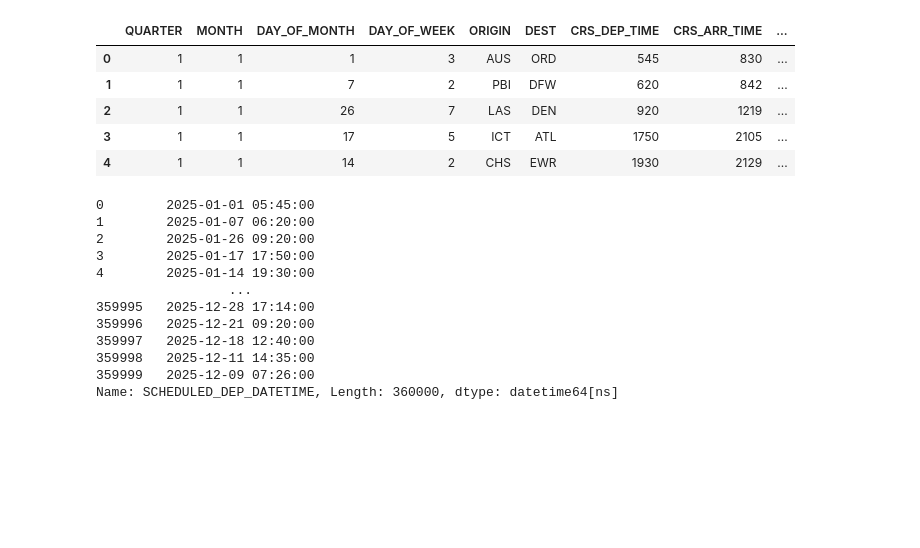
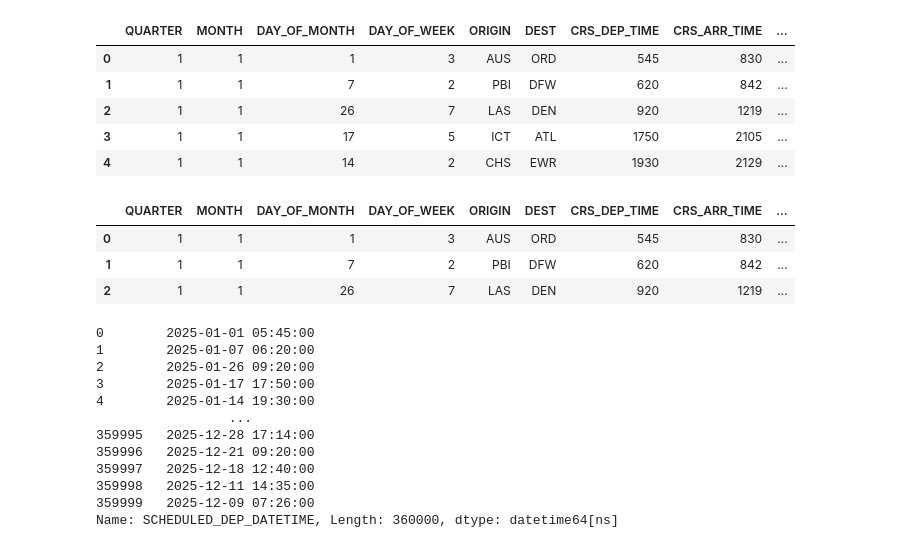
Before and after one commit to nicholasstanfield/flight-delay, a Jupyter notebook: notebooks/Weather Experiments.ipynb, the cells around one changed output. Drawn from its saved outputs; the diff is of its cells as text; code cells hidden in the pictures; blank space fills up the shorter version.

```diff
--- a/notebooks/Weather Experiments.ipynb
+++ b/notebooks/Weather Experiments.ipynb
@@ -173,6 +190,13 @@ df.head()
 df = df.merge(airports, left_on="DEST", right_on="iata_code", how="inner")
 df = df.rename(columns={"latitude_deg":"DEST_LATITUDE","longitude_deg":"DEST_LONGITUDE","timezone":"DEST_TIMEZONE"})
 df = df.drop('iata_code', axis=1)
+# %%
+df.head(3)
+# %% [output]
+|  | QUARTER | MONTH | DAY_OF_MONTH | DAY_OF_WEEK | ORIGIN | DEST | CRS_DEP_TIME | CRS_ARR_TIME | ... |
+| 0 | 1 | 1 | 1 | 3 | AUS | ORD | 545 | 830 | ... |
+| 1 | 1 | 1 | 7 | 2 | PBI | DFW | 620 | 842 | ... |
+| 2 | 1 | 1 | 26 | 7 | LAS | DEN | 920 | 1219 | ... |
 # %%
 df["SCHEDULED_DEP_DATETIME"] = pd.to_datetime({
     "year": 2025,
```
Also changed, not shown: parts of 58 cells of this notebook, 3 other files.
